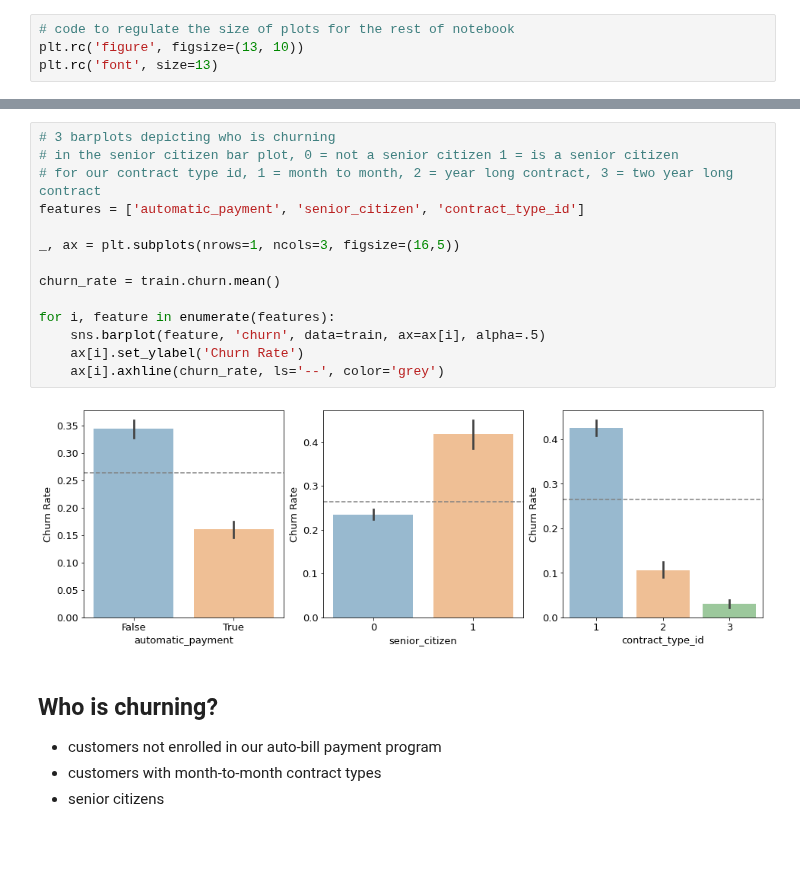
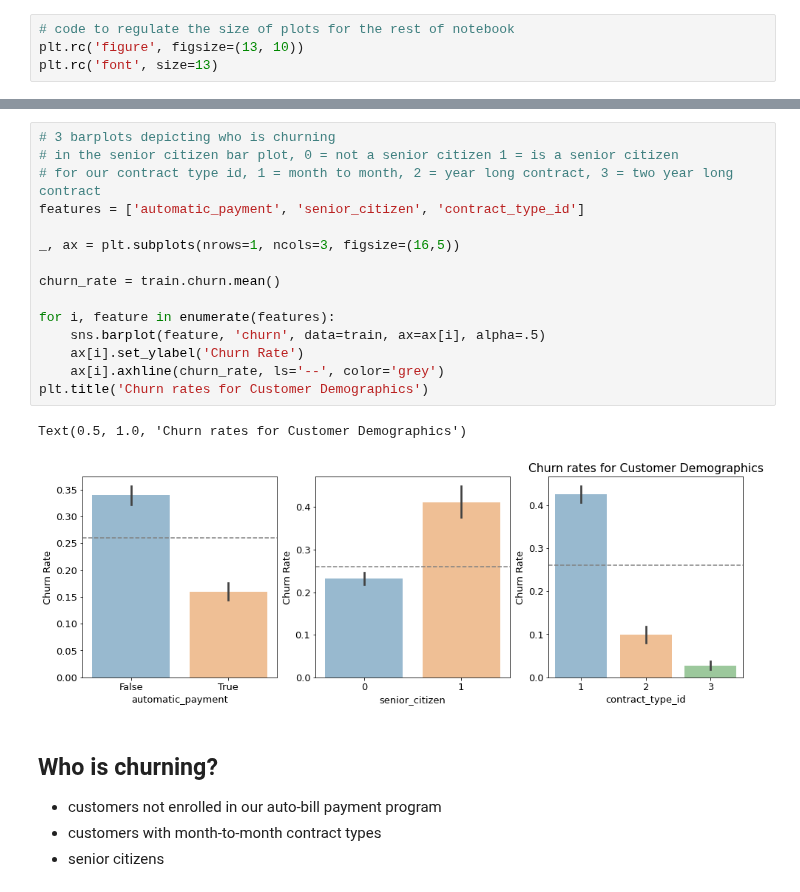
Before and after one commit to Corn-Shipps/predicting_telco_churn, a Jupyter notebook: predicting_telco_churn_final_report.ipynb, the cells around one changed output, grey strips where cells are left out. Drawn from its saved outputs; the diff is of its cells as text; blank space fills up the shorter version.

```diff
--- a/predicting_telco_churn_final_report.ipynb
+++ b/predicting_telco_churn_final_report.ipynb
@@ -229,19 +217,21 @@ sns.heatmap(ctab, annot=True, cmap='Purples', fmt='.1%')
 # %%
 # 3 barplots depicting who is churning
 # in the senior citizen bar plot, 0 = not a senior citizen 1 = is a senior citizen
 # for our contract type id, 1 = month to month, 2 = year long contract, 3 = two year long contract
 features = ['automatic_payment', 'senior_citizen', 'contract_type_id']
 
 _, ax = plt.subplots(nrows=1, ncols=3, figsize=(16,5))
 
 churn_rate = train.churn.mean()
 
 for i, feature in enumerate(features):
     sns.barplot(feature, 'churn', data=train, ax=ax[i], alpha=.5)
     ax[i].set_ylabel('Churn Rate')
     ax[i].axhline(churn_rate, ls='--', color='grey')
+plt.title('Churn rates for Customer Demographics')
 # %% [output]
+Text(0.5, 1.0, 'Churn rates for Customer Demographics')
-[figure, old version]
+[figure, new version]
 # %% [markdown]
 ## Who is churning?
 - customers not enrolled in our auto-bill payment program
```
Also changed, not shown: parts of 7 cells of this notebook.
